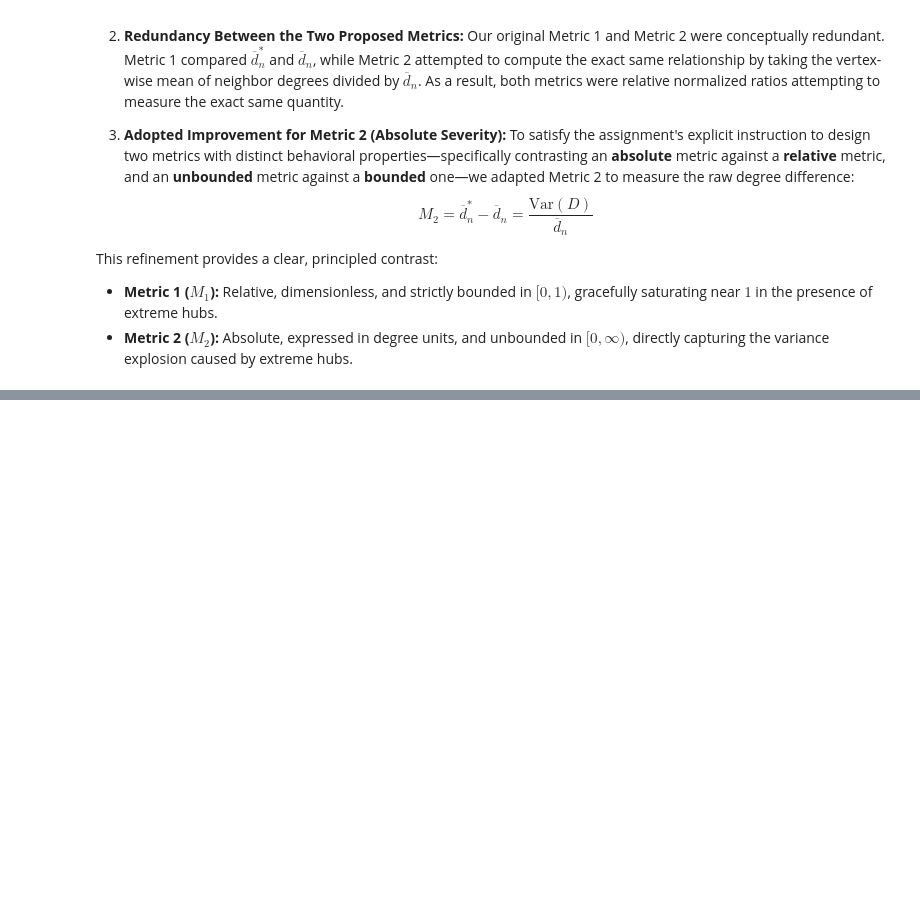
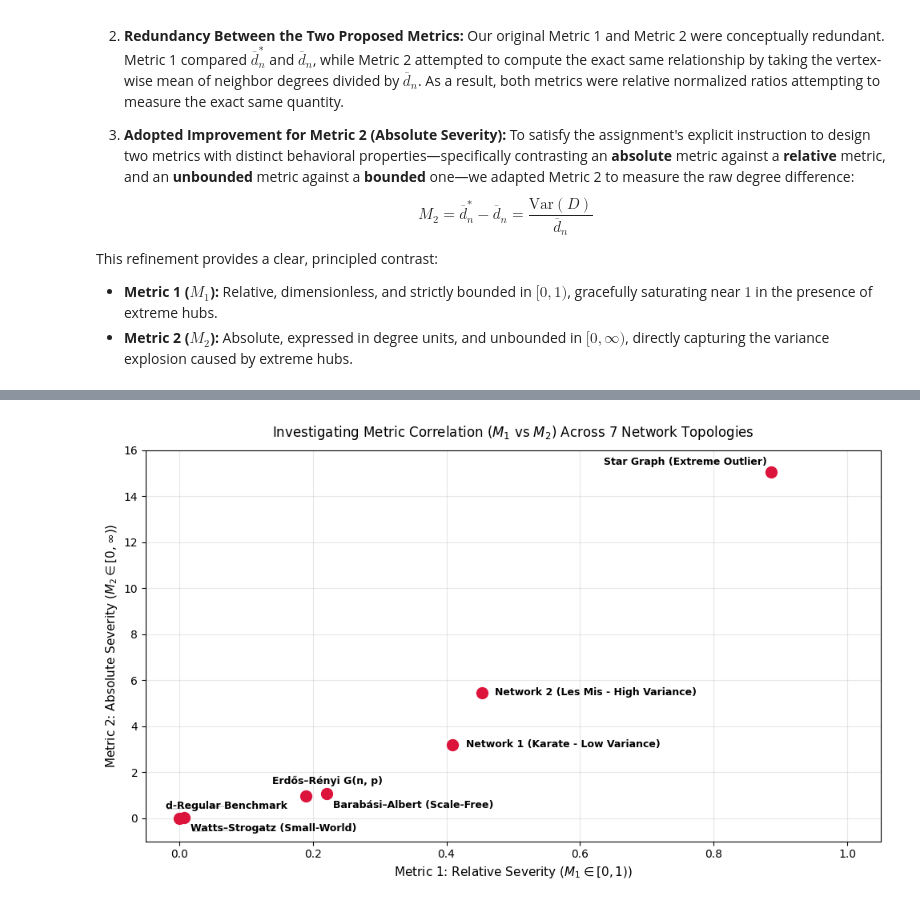
Before and after one commit to AdTraveller2345/asssignment1, a Jupyter notebook: Measuring_the_Friendship_Paradox.ipynb, the cells around one changed output, grey strips where cells are left out. Saved outputs shown, nothing was run; the diff lists cells and outputs as text; code cells hidden in the pictures; blank space fills up the shorter version.

```diff
--- a/Measuring_the_Friendship_Paradox.ipynb
+++ b/Measuring_the_Friendship_Paradox.ipynb
@@ -500,0 +448,9 @@ This refinement provides a clear, principled contrast:
+# %%
+# Network 1: Low degree variance / relatively uniform degrees
+G_real1 = nx.karate_club_graph()
+
+# Network 2: High degree variance / clear hubs
+G_real2 = nx.les_miserables_graph()
+
+print(f"Network 1 (Homogeneous): Karate Club | Nodes: {len(G_real1)}, Edges: {G_real1.number_of_edges()}")
+print(f"Network 2 (Heterogeneous): Les Misérables | Nodes: {len(G_real2)}, Edges: {G_real2.number_of_edges()}")
@@ -500,0 +576,55 @@ This refinement provides a clear, principled contrast:
+# %%
+# CODE CELL: Cleaned-Up Scatter Plot (No Overlapping Labels)
+
+# 1. Build extended 7-network dictionary
+graphs_extended = dict(benchmark_graphs)
+graphs_extended["Star Graph (Extreme Outlier)"] = nx.star_graph(n_nodes - 1)
+graphs_extended["Barabási–Albert (Scale-Free)"] = nx.barabasi_albert_graph(n_nodes, m=2, seed=SEED)
+graphs_extended["Watts–Strogatz (Small-World)"] = nx.watts_strogatz_graph(n_nodes, k=4, p=0.1, seed=SEED)
+
+scatter_data = []
+for name, G in graphs_extended.items():
+    scatter_data.append({
+        "Name": name,
+        "M1": metric_1_relative(G),
+        "M2": metric_2_absolute(G)
+    })
+
+df_scatter = pd.DataFrame(scatter_data)
+
+# 2. Plot scatter figure
+plt.figure(figsize=(10, 6))
+plt.scatter(df_scatter["M1"], df_scatter["M2"], color='crimson', s=100, zorder=3)
+
+label_offsets = {
+    "d-Regular Benchmark": (-0.02, 0.4),
+    "Watts–Strogatz (Small-World)": (0.01, -0.6),
+    "Erdős–Rényi G(n, p)": (-0.05, 0.5),
+    "Barabási–Albert (Scale-Free)": (0.01, -0.6),
+    "Network 1 (Karate - Low Variance)": (0.02, -0.1),
+    "Network 2 (Les Mis - High Variance)": (0.02, -0.1),
+    "Star Graph (Extreme Outlier)": (-0.25, 0.3)
+}
+
+for _, row in df_scatter.iterrows():
+    name = row["Name"]
+    dx, dy = label_offsets.get(name, (0.01, 0.15))
+    plt.annotate(
+        name,
+        (row["M1"] + dx, row["M2"] + dy),
+        fontsize=9,
+        fontweight='bold',
+        arrowprops=dict(arrowstyle="-", color="gray", alpha=0.5, lw=0.8) if "Regular" in name or "Watts" in name else None
+    )
+
+plt.xlabel(r"Metric 1: Relative Severity ($M_1 \in [0, 1)$)", fontsize=11)
+plt.ylabel(r"Metric 2: Absolute Severity ($M_2 \in [0, \infty)$)", fontsize=11)
+plt.title(r"Investigating Metric Correlation ($M_1$ vs $M_2$) Across 7 Network Topologies", fontsize=12, pad=12)
+
+plt.xlim(-0.05, 1.05)
+plt.ylim(-1, 16)
+plt.grid(True, alpha=0.3)
+plt.tight_layout()
+plt.show()
+# %% [output]
+[figure, added]
```
Also changed, not shown: parts of 16 cells of this notebook.
